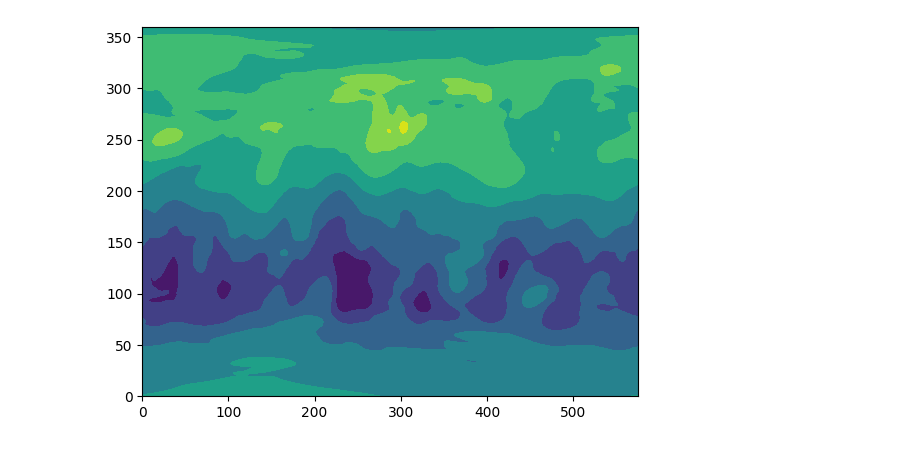
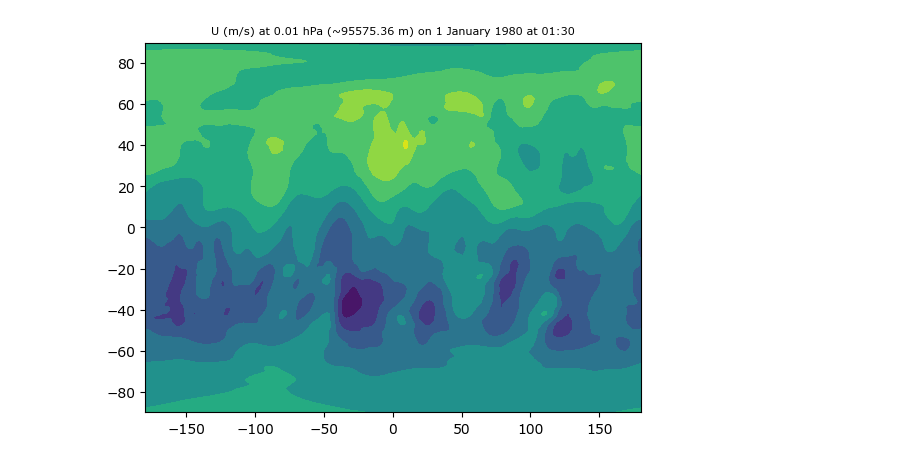
Before and after one commit to BhavyeMathur/wind-prediction-merra2, a Jupyter notebook: wind-prediction/graphs.ipynb, the cells around one changed output. Drawn from its saved outputs; the diff is of its cells as text; code cells hidden in the pictures.

```diff
--- a/wind-prediction/graphs.ipynb
+++ b/wind-prediction/graphs.ipynb
@@ -73,0 +73,40 @@ def plot_contour_at_time_and_level(filename: str, variable: str, time: int, leve
+# %%
+def plot_variable_at_time_level_and_latitude_vs_longitude(filename: str,
+                                                          variable: str,
+                                                          time: int,
+                                                          level: int,
+                                                          latitude: int,
+                                                          folder: str = "compressed"):
+    data = load_variable_at_time_level_and_latitude(filename, variable, time, level, latitude, folder=folder)
+
+    plt.plot(np.linspace(-180, 180, 576), data)
+
+    plt.title(f"{variable} ({get_units_from_variable(variable)}) at {format_latitude(latitude)}, {format_level(level)}"
+              f" on {format_date(filename)} at {format_time(time)}", fontsize=8)
+    plt.show()
+
+
+def plot_variable_at_time_level_and_longitude_vs_latitude(filename: str,
+                                                          variable: str,
+                                                          time: int,
+                                                          level: int,
+                                                          longitude: int,
+                                                          folder: str = "compressed"):
+    data = load_variable_at_time_level_and_longitude(filename, variable, time, level, longitude, folder=folder)
+
+    plt.plot(np.linspace(-90, 90, 361), data)
+
+    plt.title(f"{variable} ({get_units_from_variable(variable)}) at {format_longitude(longitude)}, "
+              f"{format_level(level)} on {format_date(filename)} at {format_time(time)}", fontsize=8)
+    plt.show()
+
+
+def plot_contour_at_time_and_level(filename: str, variable: str, time: int, level: int,
+                                   folder: str = "compressed") -> None:
+    data = load_variable_at_time_and_level(filename, variable, time, level, folder=folder)
+
+    plt.contourf(np.linspace(-180, 180, 576), np.linspace(-90, 90, 361), data)
+
+    plt.title(f"{variable} ({get_units_from_variable(variable)}) at {format_level(level)}"
+              f" on {format_date(filename)} at {format_time(time)}", fontsize=8)
+    plt.show()
@@ -74,5 +125,5 @@ def plot_contour_at_time_and_level(filename: str, variable: str, time: int, leve
 # %%
-plot_contour_at_time_and_level("MERRA2_100.tavg3_3d_asm_Nv.19800101.nc4", "U", time=0, level=1,
+plot_contour_at_time_and_level("MERRA2_100.tavg3_3d_asm_Nv.19800101.nc4", "U", time=0, level=0,
                                folder="compressed/wind")
 # %% [output]
-[figure, old version]
+[figure, new version]
```
Also changed, not shown: parts of 13 cells of this notebook, 2 other files.
